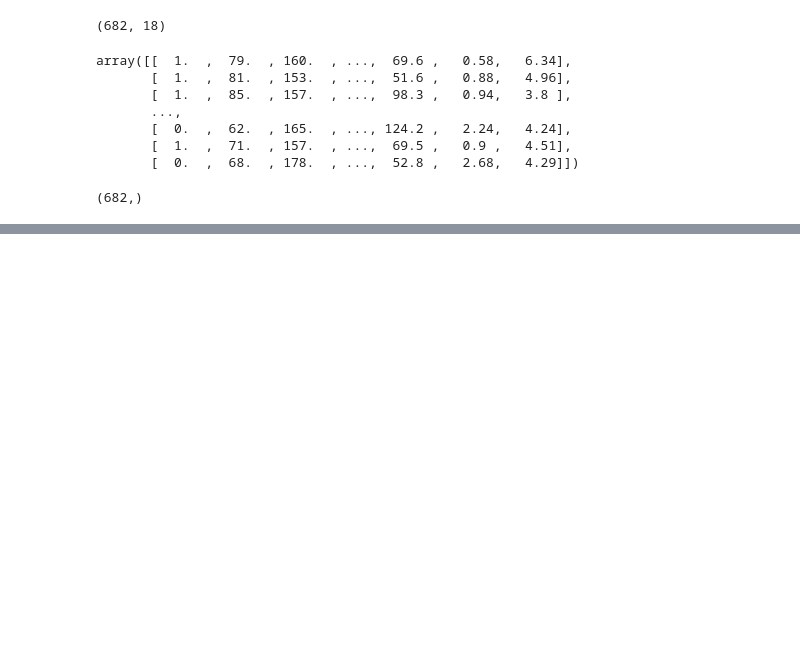
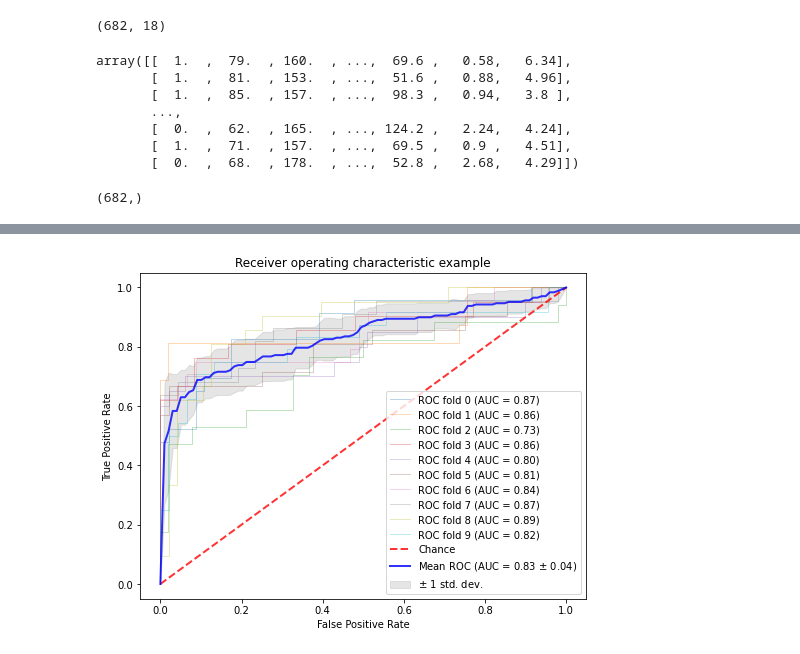
Before and after one commit to zenoWZH/sherry, a Jupyter notebook: Chinese_standard.ipynb, the cells around one changed output, grey strips where cells are left out. Drawn from its saved outputs; the diff is of its cells as text; code cells hidden in the pictures; blank space fills up the shorter version.

```diff
--- a/Chinese_standard.ipynb
+++ b/Chinese_standard.ipynb
@@ -300,7 +245,7 @@ from sklearn.model_selection import StratifiedKFold
 #if len(Y)
 n_classes = Y.shape
 cv = ShuffleSplit(10, test_size = .1, train_size = .9)
-classifier = RandomForestClassifier(n_estimators=20, max_depth=4)
+classifier = RandomForestClassifier(n_estimators=35, max_depth= 5, max_features= 4)
 
 tprs = []
 aucs = []
@@ -320,33 +265,35 @@ for train, test in cv.split(X, Y):
     roc_auc = auc(fpr, tpr)
     aucs.append(roc_auc)
     plt.plot(fpr, tpr, lw=1, alpha=0.3,
              label='ROC fold %d (AUC = %0.2f)' % (i, roc_auc))
 
     i += 1
 plt.plot([0, 1], [0, 1], linestyle='--', lw=2, color='r',
          label='Chance', alpha=.8)
 
 mean_tpr = np.mean(tprs, axis=0)
 mean_tpr[-1] = 1.0
 mean_auc = auc(mean_fpr, mean_tpr)
 std_auc = np.std(aucs)
 plt.plot(mean_fpr, mean_tpr, color='b',
          label=r'Mean ROC (AUC = %0.2f $\pm$ %0.2f)' % (mean_auc, std_auc),
          lw=2, alpha=.8)
 
 std_tpr = np.std(tprs, axis=0)
 tprs_upper = np.minimum(mean_tpr + std_tpr, 1)
 tprs_lower = np.maximum(mean_tpr - std_tpr, 0)
 plt.fill_between(mean_fpr, tprs_lower, tprs_upper, color='grey', alpha=.2,
                  label=r'$\pm$ 1 std. dev.')
 
 plt.xlim([-0.05, 1.05])
 plt.ylim([-0.05, 1.05])
 plt.xlabel('False Positive Rate')
 plt.ylabel('True Positive Rate')
 plt.title('Receiver operating characteristic example')
 plt.legend(loc="lower right")
 plt.show()
+# %% [output]
+[figure, added]
 # %%
 from numpy import interp
 import matplotlib.pyplot as plt
```
Also changed, not shown: parts of 9 cells of this notebook, 4 other files.
